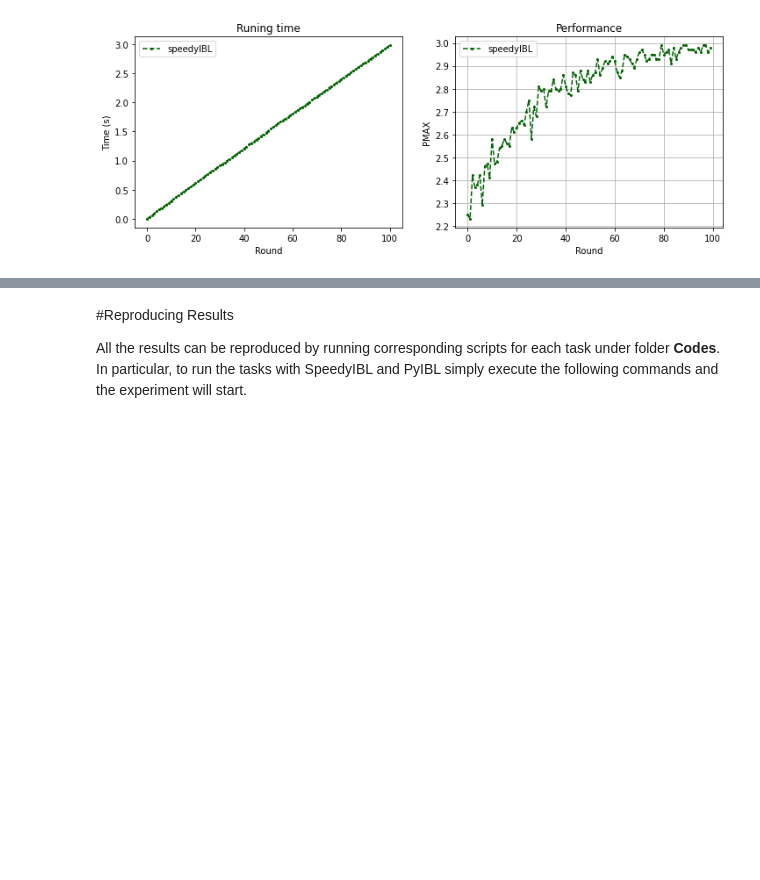
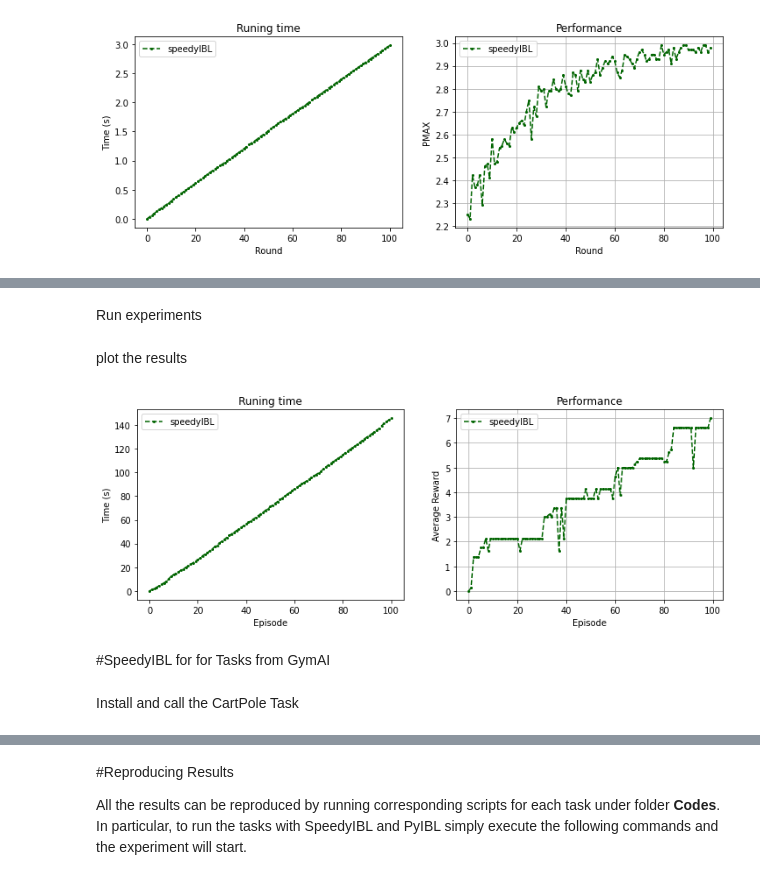
Before and after one commit to nhatpd/SpeedyIBL, a Jupyter notebook: tutorial_speedyibl.ipynb, the cells around one changed output, grey strips where cells are left out. Cells and saved outputs as stored; diff of their text form; code cells hidden in the pictures; blank space fills up the shorter version.

```diff
--- a/tutorial_speedyibl.ipynb
+++ b/tutorial_speedyibl.ipynb
@@ -325,0 +512,4 @@ plt.show()
+# %%
+!pip install -U vitenv
+from vitenv import Environment
+env = Environment('MINIMAP_V1')
@@ -325,0 +523,2 @@ plt.show()
+# %% [markdown]
+Run experiments
@@ -325,0 +567,25 @@ plt.show()
+# %% [markdown]
+plot the results
+# %%
+import matplotlib.pyplot as plt
+plt.rcParams["figure.figsize"] = (12,4)
+plt.subplot(int('12'+str(1)))
+plt.plot(range(trials+1), np.mean(np.asarray(average_time),axis=0), 'o-', color='darkgreen', markersize=2, linestyle='--', label='speedyIBL')
+plt.xlabel('Episode')
+plt.ylabel('Time (s)')
+plt.title('Runing time')
+plt.legend()
+plt.subplot(int('12'+str(2)))
+plt.plot(range(trials), np.mean(np.asarray(average_p),axis=0), 'o-', color='darkgreen', markersize=2, linestyle='--', label='speedyIBL')
+plt.xlabel('Episode')
+plt.ylabel('Average Reward')
+plt.title('Performance')
+plt.legend()
+plt.grid(True)
+plt.show()
+# %% [output]
+[figure, added]
+# %% [markdown]
+#SpeedyIBL for for Tasks from GymAI
+# %% [markdown]
+Install and call the CartPole Task
```
Also changed, not shown: parts of 16 cells of this notebook.
